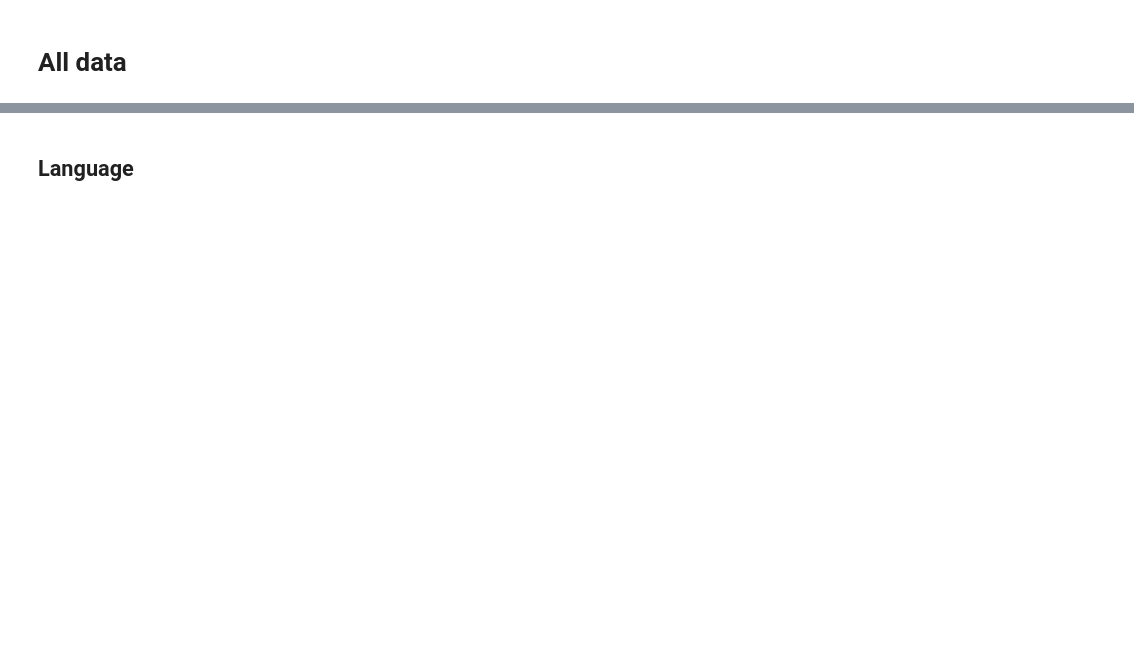
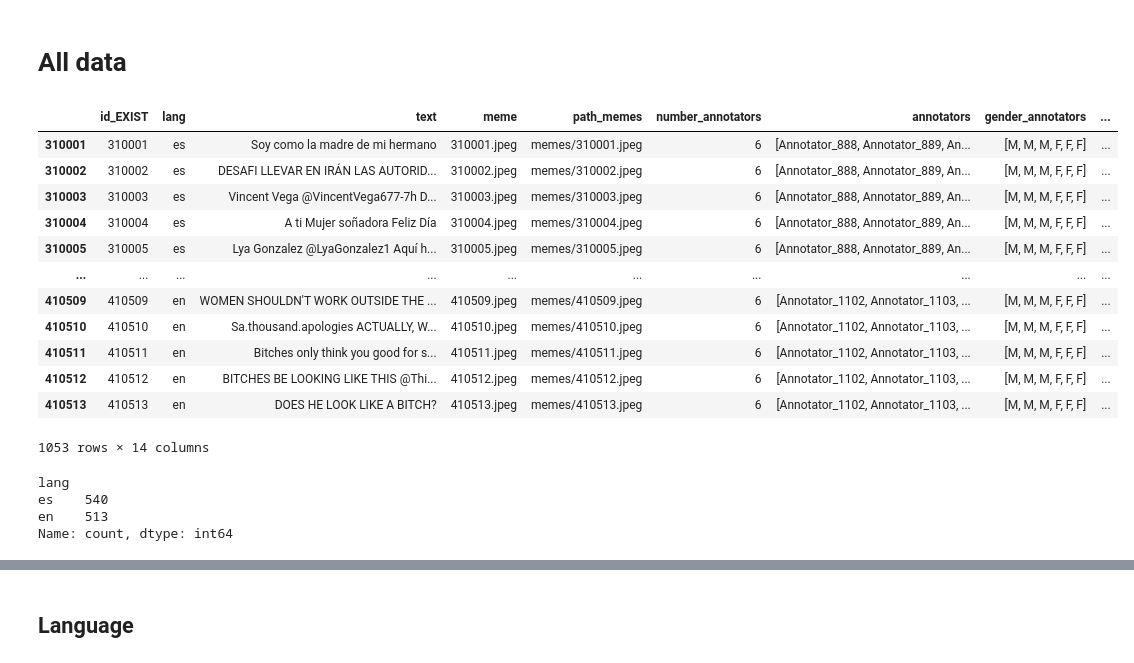
Before and after one commit to NLP-AI-Wizards/EXIST-2026, a Jupyter notebook: data_exploration.ipynb, the cells around one changed output, grey strips where cells are left out. Saved outputs shown, nothing was run; the diff lists cells and outputs as text; code cells hidden in the pictures; blank space fills up the shorter version.

```diff
--- a/data_exploration.ipynb
+++ b/data_exploration.ipynb
@@ -15,5 +15,31 @@ with open(img_info_file, "r", encoding="utf-8") as f:
     img_info = json.load(f)
 # %% [markdown]
 # All data
+# %%
+img_info_file_test = os.path.join(IMG_DATASET, "test", "EXIST2026_test_clean.json")
+test_df = pd.read_json(img_info_file_test, orient="index")
+test_df.sort_values(by="id_EXIST", inplace=True)
+test_df
+# %% [output]
+|  | id_EXIST | lang | text | meme | path_memes | number_annotators | annotators | gender_annotators | ... |
+| 310001 | 310001 | es | Soy como la madre de mi hermano | 310001.jpeg | memes/310001.jpeg | 6 | [Annotator_888, Annotator_889, An... | [M, M, M, F, F, F] | ... |
+| 310002 | 310002 | es | DESAFI LLEVAR EN IRÁN LAS AUTORID... | 310002.jpeg | memes/310002.jpeg | 6 | [Annotator_888, Annotator_889, An... | [M, M, M, F, F, F] | ... |
+| 310003 | 310003 | es | Vincent Vega @VincentVega677-7h D... | 310003.jpeg | memes/310003.jpeg | 6 | [Annotator_888, Annotator_889, An... | [M, M, M, F, F, F] | ... |
+| 310004 | 310004 | es | A ti Mujer soñadora Feliz Día | 310004.jpeg | memes/310004.jpeg | 6 | [Annotator_888, Annotator_889, An... | [M, M, M, F, F, F] | ... |
+| 310005 | 310005 | es | Lya Gonzalez @LyaGonzalez1 Aquí h... | 310005.jpeg | memes/310005.jpeg | 6 | [Annotator_888, Annotator_889, An... | [M, M, M, F, F, F] | ... |
+| ... | ... | ... | ... | ... | ... | ... | ... | ... | ... |
+| 410509 | 410509 | en | WOMEN SHOULDN'T WORK OUTSIDE THE ... | 410509.jpeg | memes/410509.jpeg | 6 | [Annotator_1102, Annotator_1103, ... | [M, M, M, F, F, F] | ... |
+| 410510 | 410510 | en | Sa.thousand.apologies ACTUALLY, W... | 410510.jpeg | memes/410510.jpeg | 6 | [Annotator_1102, Annotator_1103, ... | [M, M, M, F, F, F] | ... |
+| 410511 | 410511 | en | Bitches only think you good for s... | 410511.jpeg | memes/410511.jpeg | 6 | [Annotator_1102, Annotator_1103, ... | [M, M, M, F, F, F] | ... |
+| 410512 | 410512 | en | BITCHES BE LOOKING LIKE THIS @Thi... | 410512.jpeg | memes/410512.jpeg | 6 | [Annotator_1102, Annotator_1103, ... | [M, M, M, F, F, F] | ... |
+| 410513 | 410513 | en | DOES HE LOOK LIKE A BITCH? | 410513.jpeg | memes/410513.jpeg | 6 | [Annotator_1102, Annotator_1103, ... | [M, M, M, F, F, F] | ... |
+1053 rows × 14 columns
+# %%
+test_df["lang"].value_counts()
+# %% [output]
+lang
+es    540
+en    513
+Name: count, dtype: int64
 # %%
 tabular_df = pd.read_json(img_info_file, orient="index")
```
Also changed, not shown: parts of 11 cells of this notebook, 9 other files.
